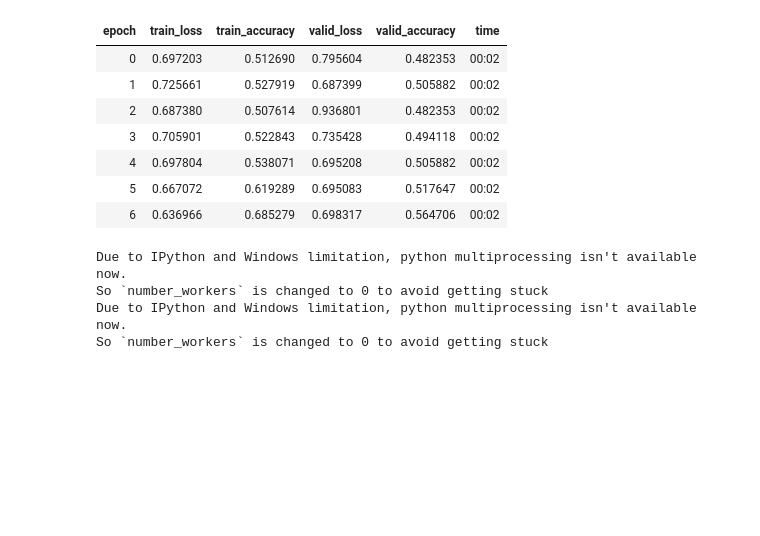
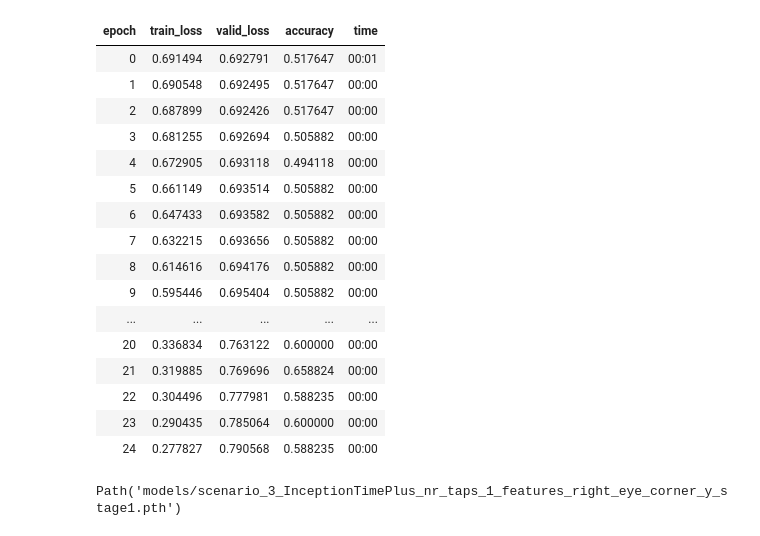
Before and after one commit to a-ludwig/smart_hans, a Jupyter notebook: Machine_learning/tsai_with_real_data_univariate.ipynb, the cells around one changed output. Cells and saved outputs as stored; diff of their text form; code cells hidden in the pictures; blank space fills up the shorter version.

```diff
--- a/Machine_learning/tsai_with_real_data_univariate.ipynb
+++ b/Machine_learning/tsai_with_real_data_univariate.ipynb
@@ -9,19 +9,19 @@ CUDA_LAUNCH_BLOCKING=1
 
 num_scenario = 3
 nr_taps = 1
-window_size = 35
-move_by = 10
-model_to_use = "InceptionTime"
-batch_size = 1
-learning_cycles = 7
-features_to_learn_with = ["right_eye_y"]
+tap_size = 33
+move_by = -3
+#batch_size = 1
+learning_cycles = 25
+model_to_use = "InceptionTimePlus"
+features_to_learn_with = ["right_eye_corner_y"]
 feature_list_string = '_'.join(features_to_learn_with)
 
 models_folder = "models"
 plots_folder = "vis/plots"
 save_name = "scenario_{}_{}".format(num_scenario, model_to_use)
 
-dl = dataloader(scenario= num_scenario, path="E:\local_hansi\smart_hans\AP2\Daten\zum_sichten\laeuft", nr_taps=nr_taps, move_window_by=move_by, tap_size=35, feature_list=["right_eye_corner_x"])
+dl = dataloader(scenario= num_scenario, path="/home/adi/cloudy_adlu/smart_hans/AP2/Daten/zum_sichten/laeuft", nr_taps=nr_taps, move_window_by=move_by, tap_size=tap_size, feature_list=features_to_learn_with)
 train, test= dl.train, dl.test
 
 X_test, y_test = df2xy(test, target_col='target')
@@ -33,7 +33,7 @@ tfms  = [None, [Categorize()]]
 dsets = TSDatasets(X, y, tfms=tfms, splits=splits, inplace=True)
 dsets
 
-dls = TSDataLoaders.from_dsets(dsets.train, dsets.valid, bs=1, batch_tfms=[], num_workers=0)
+dls = TSDataLoaders.from_dsets(dsets.train, dsets.valid,  num_workers=0)
 
 dls.show_batch(sharey=True)
 # %% [output]
@@ -58,7 +58,7 @@ smart_hans_08022022_212218_9_306-336_08_mky_.csv
 # %%
 
 scenario_name_stage0 = save_name+"_nr_taps_{}_features_{}".format(str(nr_taps), feature_list_string)+"_stage0"
-model = InceptionTime(dls.vars, dls.c)
-learn = ts_learner(dls, model, metrics=accuracy, train_metrics=True, lr=0.001)
+model = InceptionTimePlus(dls.vars, dls.c, tap_size)
+learn = Learner(dls, model, metrics=accuracy, lr=0.001)
 learn.save(scenario_name_stage0)
 # %% [output]
@@ -68,0 +66,3 @@ Path('models/scenario_3_InceptionTime_nr_taps_1_features_right_eye_y_stage0.pth'
+# %%
+learn.load(scenario_name_stage0)
+learn.lr_find(start_lr=1e-07, end_lr=10, num_it=100, stop_div=True, show_plot=True)
@@ -69,17 +73,29 @@ Path('models/scenario_3_InceptionTime_nr_taps_1_features_right_eye_y_stage0.pth'
+# %%
+learn.lr = 0.0001
+#learn.fine_tune(1)
 # %%
 scenario_name_stage1 = scenario_name_stage0.replace("0","1")
-learn.fit_one_cycle(learning_cycles, lr_max=1e-3)
-learn.save_all(path='export', dls_fname='dls', model_fname='model', learner_fname='learner')
+
+learn.fit_one_cycle(learning_cycles,lr_max=1e-4)
+
+learn.save(scenario_name_stage1)
+#learn.save_all(path='export', dls_fname='dls', model_fname='model', learner_fname='learner')
 # %% [output]
-| epoch | train_loss | train_accuracy | valid_loss | valid_accuracy | time |
-| 0 | 0.697203 | 0.512690 | 0.795604 | 0.482353 | 00:02 |
-| 1 | 0.725661 | 0.527919 | 0.687399 | 0.505882 | 00:02 |
-| 2 | 0.687380 | 0.507614 | 0.936801 | 0.482353 | 00:02 |
-| 3 | 0.705901 | 0.522843 | 0.735428 | 0.494118 | 00:02 |
-| 4 | 0.697804 | 0.538071 | 0.695208 | 0.505882 | 00:02 |
-| 5 | 0.667072 | 0.619289 | 0.695083 | 0.517647 | 00:02 |
-| 6 | 0.636966 | 0.685279 | 0.698317 | 0.564706 | 00:02 |
+| epoch | train_loss | valid_loss | accuracy | time |
+| 0 | 0.691494 | 0.692791 | 0.517647 | 00:01 |
+| 1 | 0.690548 | 0.692495 | 0.517647 | 00:00 |
+| 2 | 0.687899 | 0.692426 | 0.517647 | 00:00 |
+| 3 | 0.681255 | 0.692694 | 0.505882 | 00:00 |
+| 4 | 0.672905 | 0.693118 | 0.494118 | 00:00 |
+| 5 | 0.661149 | 0.693514 | 0.505882 | 00:00 |
+| 6 | 0.647433 | 0.693582 | 0.505882 | 00:00 |
+| 7 | 0.632215 | 0.693656 | 0.505882 | 00:00 |
+| 8 | 0.614616 | 0.694176 | 0.505882 | 00:00 |
+| 9 | 0.595446 | 0.695404 | 0.505882 | 00:00 |
+| ... | ... | ... | ... | ... |
+| 20 | 0.336834 | 0.763122 | 0.600000 | 00:00 |
+| 21 | 0.319885 | 0.769696 | 0.658824 | 00:00 |
+| 22 | 0.304496 | 0.777981 | 0.588235 | 00:00 |
+| 23 | 0.290435 | 0.785064 | 0.600000 | 00:00 |
+| 24 | 0.277827 | 0.790568 | 0.588235 | 00:00 |
-Due to IPython and Windows limitation, python multiprocessing isn't available now.
-So `number_workers` is changed to 0 to avoid getting stuck
-Due to IPython and Windows limitation, python multiprocessing isn't available now.
-So `number_workers` is changed to 0 to avoid getting stuck
+Path('models/scenario_3_InceptionTimePlus_nr_taps_1_features_right_eye_corner_y_stage1.pth')
```
Also changed, not shown: parts of 8 cells of this notebook, 1 other file.
